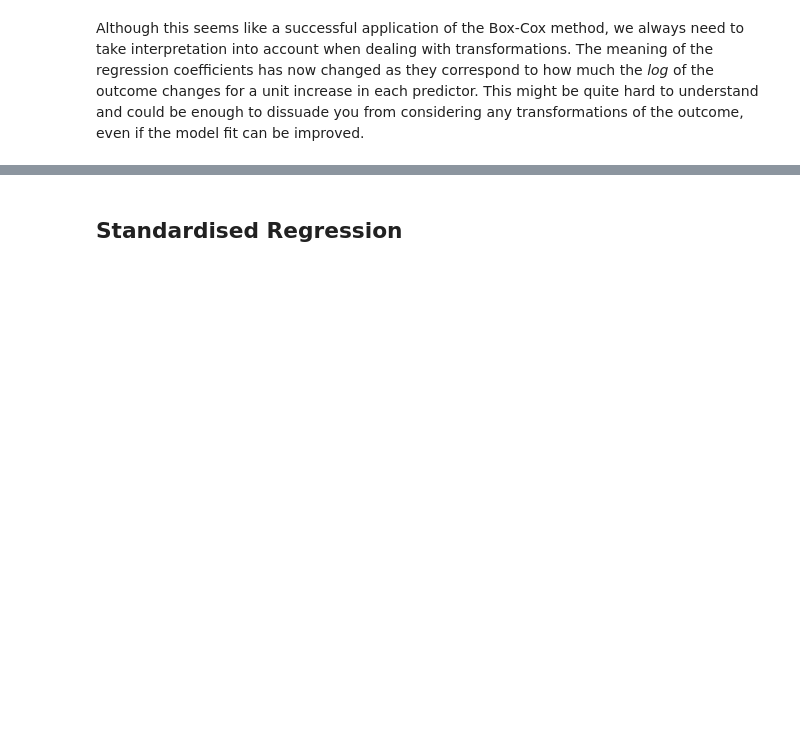
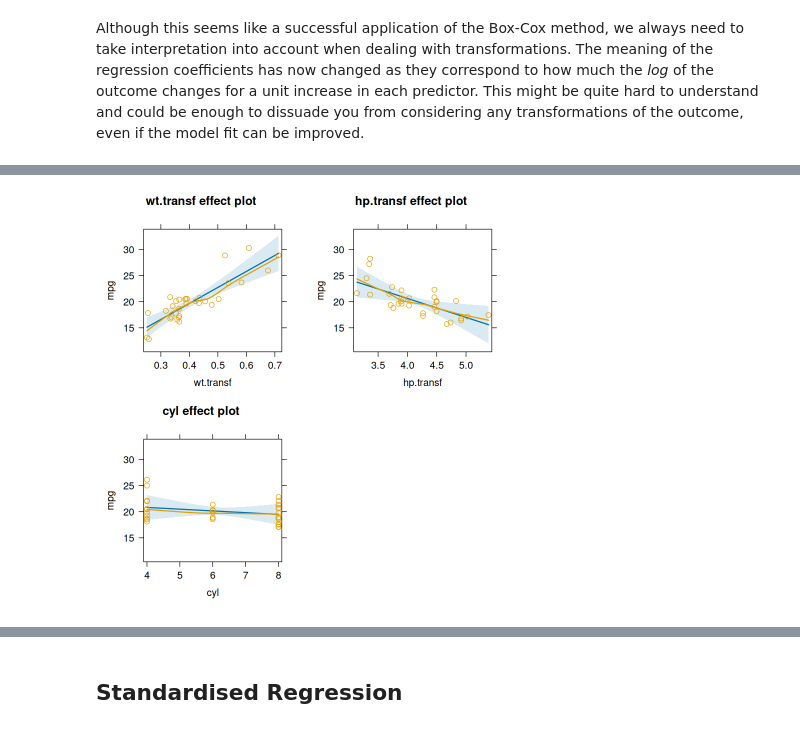
Before and after one commit to PCHN63101-Advanced-Data-Skills/Assumptions-Diagnostics-Transforms, a Jupyter notebook: 5.transformations.ipynb, the cells around one changed output, grey strips where cells are left out. Saved outputs shown, nothing was run; the diff lists cells and outputs as text; code cells hidden in the pictures; blank space fills up the shorter version.

```diff
--- a/5.transformations.ipynb
+++ b/5.transformations.ipynb
@@ -66,0 +89,8 @@ As well as the outocme, we can also consider transformations applied to the pred
+# %%
+lam       <- c(box.t$result[1], box.t$result[2])
+wt.transf <- mtcars$wt^lam[1]
+hp.transf <- mtcars$hp^lam[2]
+box.t.mod <- lm(mpg ~ wt.transf + hp.transf + cyl, data=mtcars)
+plot(allEffects(box.t.mod, residuals=TRUE))
+# %% [output]
+[figure, added]
```
Also changed, not shown: parts of 21 cells of this notebook, 17 other files.
